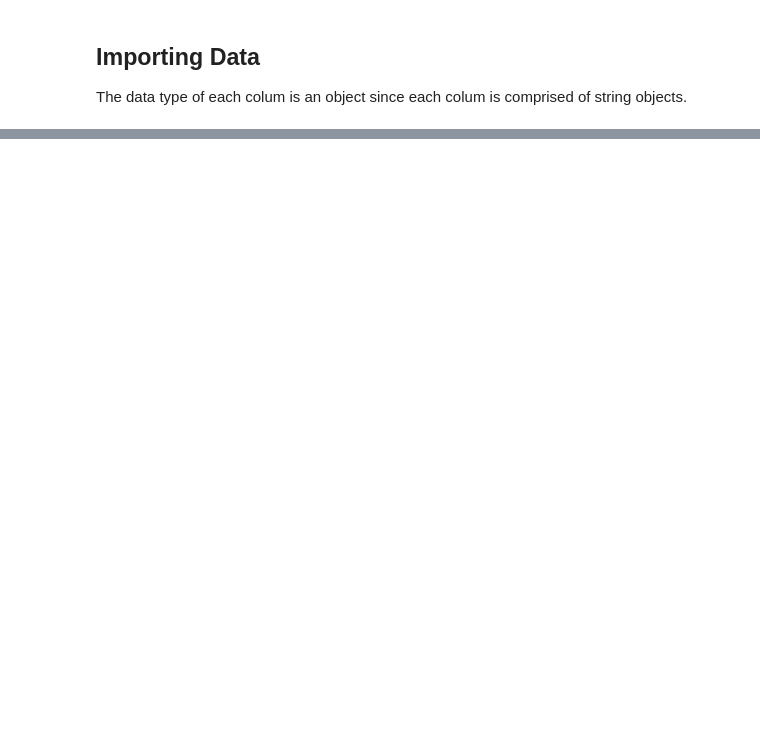
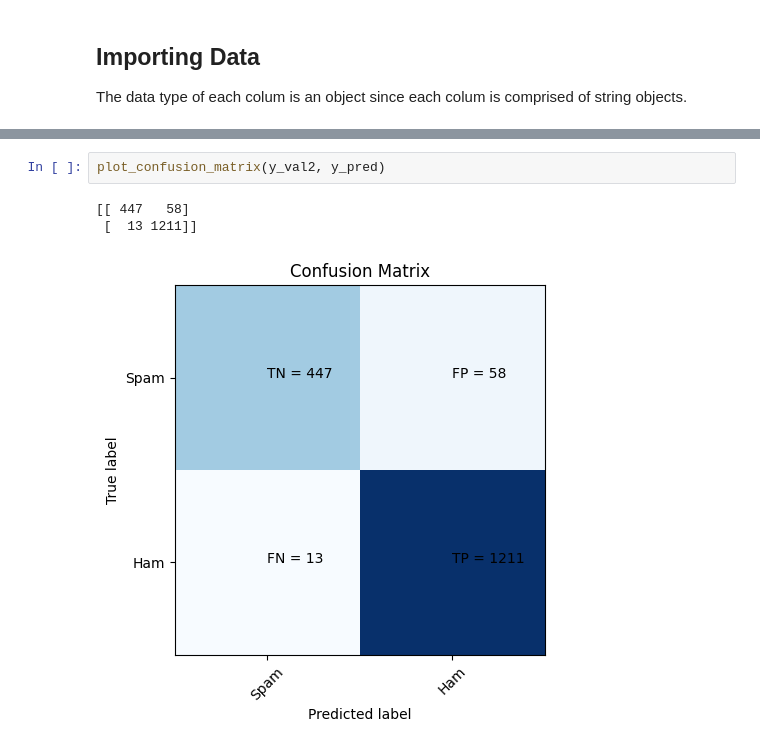
Before and after one commit to tylerfaulkner/cs4981_ml_productions, a Jupyter notebook: Lab4.ipynb, the cells around one changed output, grey strips where cells are left out. Saved outputs shown, nothing was run; the diff lists cells and outputs as text; blank space fills up the shorter version.

```diff
--- a/Lab4.ipynb
+++ b/Lab4.ipynb
@@ -234,0 +258,6 @@ Recall: 0.9236918005768439
+# %%
+plot_confusion_matrix(y_val2, y_pred)
+# %% [output]
+[[ 447   58]
+ [  13 1211]]
+[figure, added]
```
Also changed, not shown: parts of 45 cells of this notebook, 1 other file.
